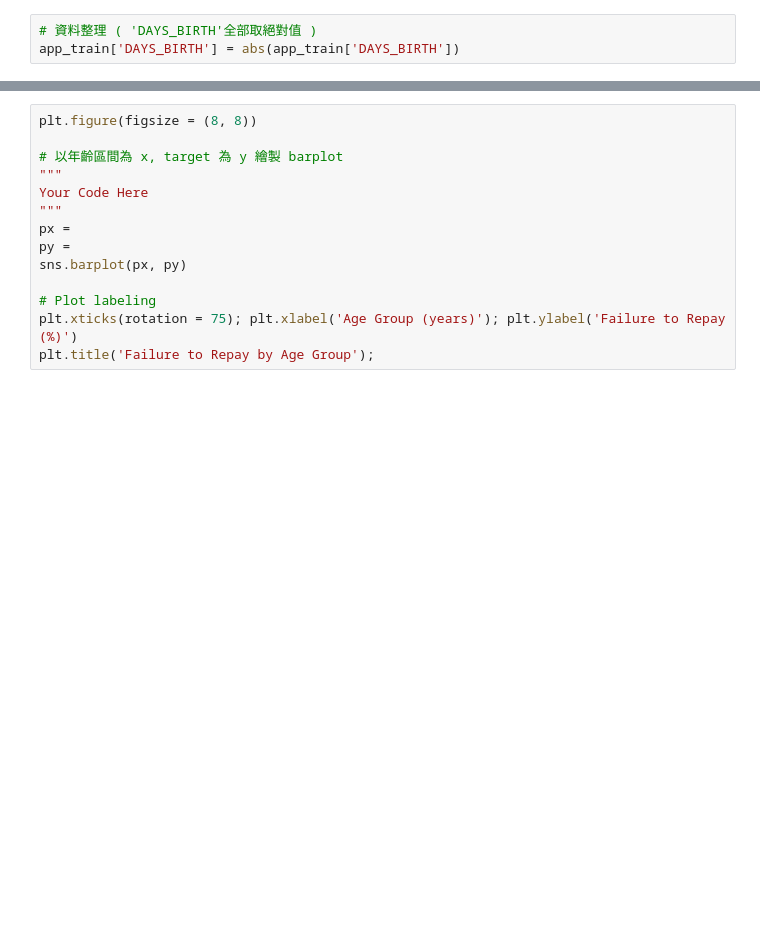
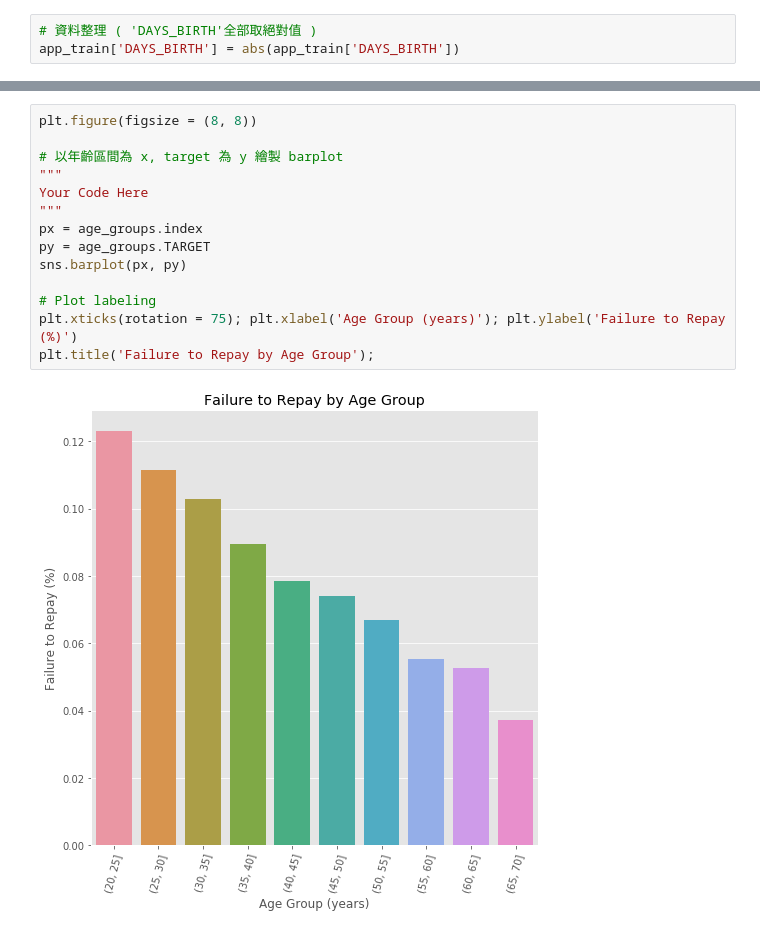
Before and after one commit to sammikuo/4th-ML100Days, a Jupyter notebook: Day_016_HW.ipynb, the cells around one changed output, grey strips where cells are left out. Saved outputs shown, nothing was run; the diff lists cells and outputs as text; blank space fills up the shorter version.

```diff
--- a/Day_016_HW.ipynb
+++ b/Day_016_HW.ipynb
@@ -87,14 +118,16 @@ age_groups
 # %%
 plt.figure(figsize = (8, 8))
 
 # 以年齡區間為 x, target 為 y 繪製 barplot
 """
 Your Code Here
 """
-px =
-py =
+px = age_groups.index
+py = age_groups.TARGET
 sns.barplot(px, py)
 
 # Plot labeling
 plt.xticks(rotation = 75); plt.xlabel('Age Group (years)'); plt.ylabel('Failure to Repay (%)')
 plt.title('Failure to Repay by Age Group');
+# %% [output]
+[figure, added]
```
Also changed, not shown: parts of 3 cells of this notebook.
